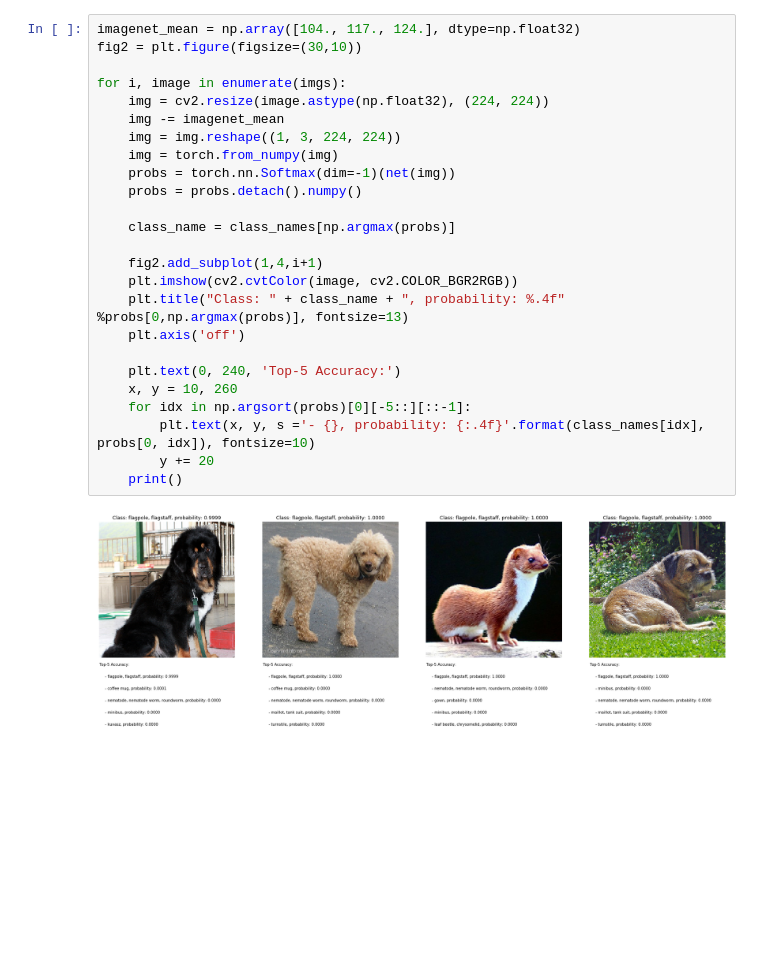
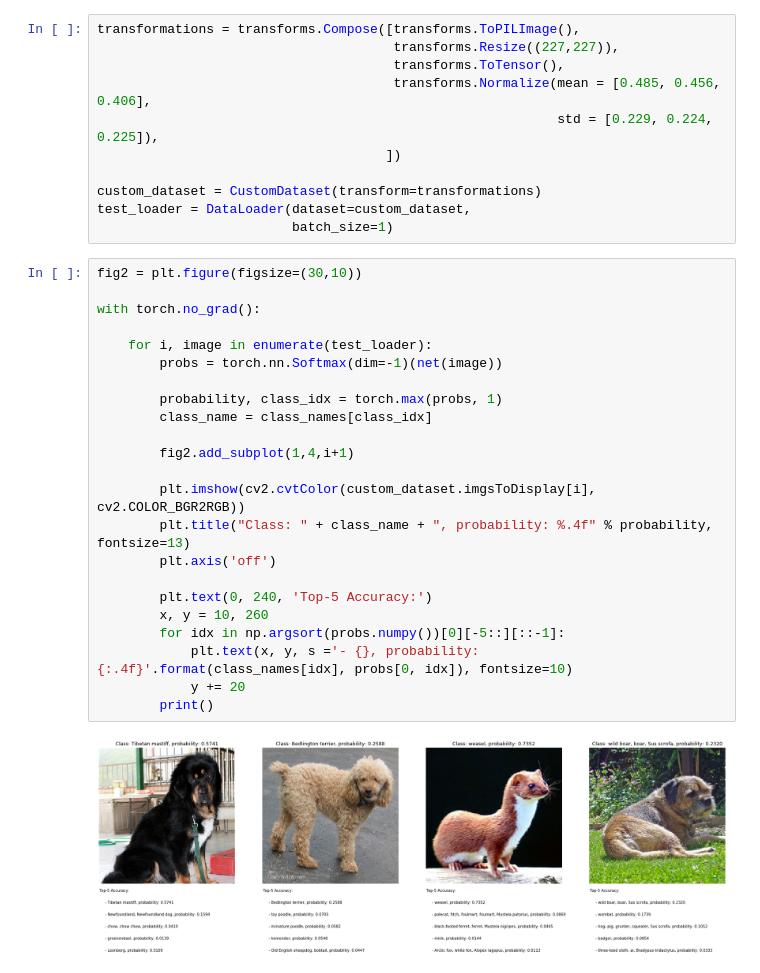
Before and after one commit to 3outeille/Research-Paper-Summary, a Jupyter notebook: src/architecture/zfnet/pytorch/zfnet_pytorch.ipynb, the cells around one changed output. Saved outputs shown, nothing was run; the diff lists cells and outputs as text; blank space fills up the shorter version.

```diff
--- a/src/architecture/zfnet/pytorch/zfnet_pytorch.ipynb
+++ b/src/architecture/zfnet/pytorch/zfnet_pytorch.ipynb
@@ -54,27 +65,36 @@ for i, img in enumerate(imgs):
+# %%
+transformations = transforms.Compose([transforms.ToPILImage(),
+                                      transforms.Resize((227,227)),
+                                      transforms.ToTensor(),
+                                      transforms.Normalize(mean = [0.485, 0.456, 0.406],
+                                                           std = [0.229, 0.224, 0.225]),
+                                     ])
+
+custom_dataset = CustomDataset(transform=transformations)
+test_loader = DataLoader(dataset=custom_dataset,
+                         batch_size=1)
 # %%
-imagenet_mean = np.array([104., 117., 124.], dtype=np.float32)
 fig2 = plt.figure(figsize=(30,10))
 
-for i, image in enumerate(imgs):
-    img = cv2.resize(image.astype(np.float32), (224, 224))
-    img -= imagenet_mean
-    img = img.reshape((1, 3, 224, 224))
-    img = torch.from_numpy(img)
-    probs = torch.nn.Softmax(dim=-1)(net(img))
-    probs = probs.detach().numpy()
+with torch.no_grad():
 
-    class_name = class_names[np.argmax(probs)]
+    for i, image in enumerate(test_loader):
+        probs = torch.nn.Softmax(dim=-1)(net(image))
 
-    fig2.add_subplot(1,4,i+1)
-    plt.imshow(cv2.cvtColor(image, cv2.COLOR_BGR2RGB))
-    plt.title("Class: " + class_name + ", probability: %.4f" %probs[0,np.argmax(probs)], fontsize=13)
-    plt.axis('off')
+        probability, class_idx = torch.max(probs, 1)
+        class_name = class_names[class_idx]
 
-    plt.text(0, 240, 'Top-5 Accuracy:')
-    x, y = 10, 260
-    for idx in np.argsort(probs)[0][-5::][::-1]:
-        plt.text(x, y, s ='- {}, probability: {:.4f}'.format(class_names[idx], probs[0, idx]), fontsize=10)
-        y += 20
-    print()
+        fig2.add_subplot(1,4,i+1)
+
+        plt.imshow(cv2.cvtColor(custom_dataset.imgsToDisplay[i], cv2.COLOR_BGR2RGB))
+        plt.title("Class: " + class_name + ", probability: %.4f" % probability, fontsize=13)
+        plt.axis('off')
+
+        plt.text(0, 240, 'Top-5 Accuracy:')
+        x, y = 10, 260
+        for idx in np.argsort(probs.numpy())[0][-5::][::-1]:
+            plt.text(x, y, s ='- {}, probability: {:.4f}'.format(class_names[idx], probs[0, idx]), fontsize=10)
+            y += 20
+        print()
 # %% [output]
-[figure, old version]
+[figure, new version]
```
Also changed, not shown: parts of 8 cells of this notebook, 1 other file.
